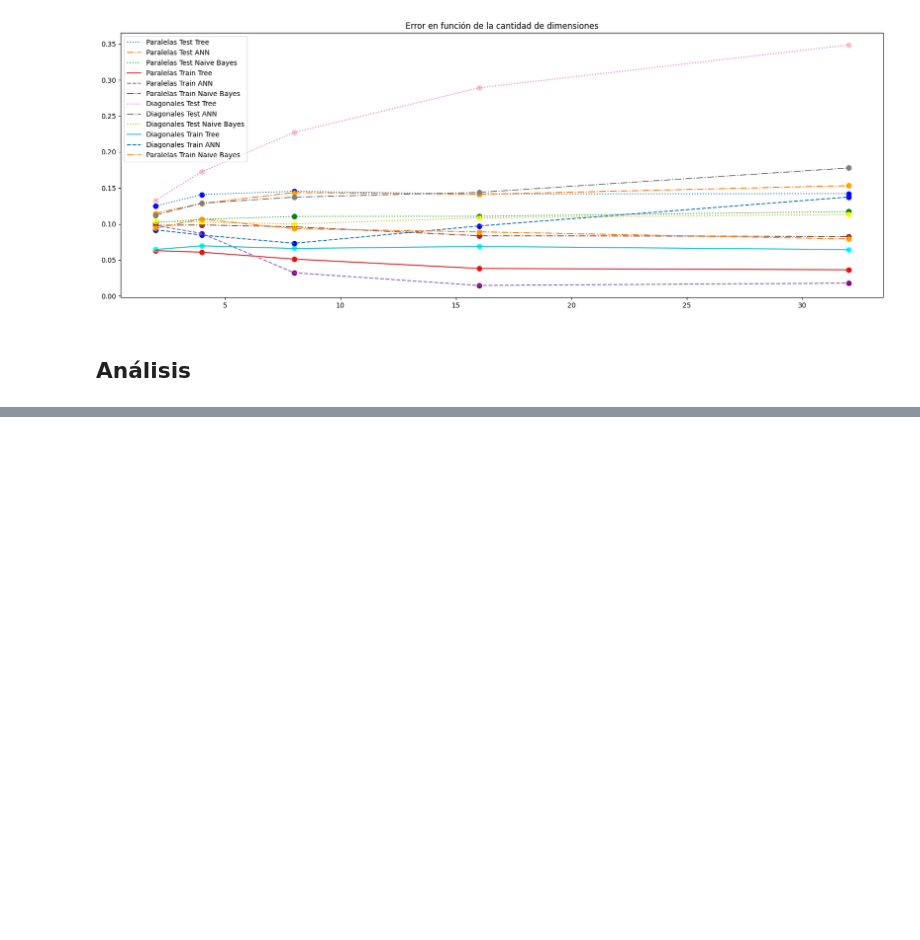
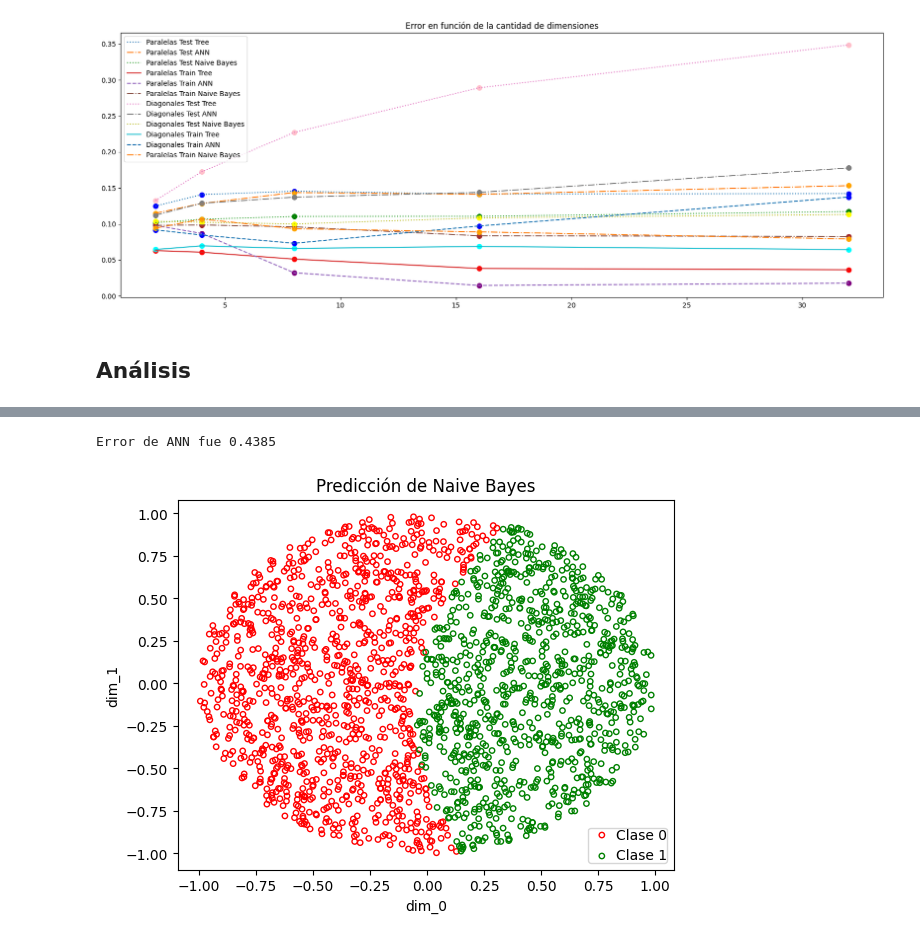
Before and after one commit to LautaroCerruti/ML-IAA-2024, a Jupyter notebook: TP3/TP3.ipynb, the cells around one changed output, grey strips where cells are left out. Cells and saved outputs as stored; diff of their text form; code cells hidden in the pictures; blank space fills up the shorter version.

```diff
--- a/TP3/TP3.ipynb
+++ b/TP3/TP3.ipynb
@@ -376,10 +91,0 @@ redes[test_size] = {'best_red': best_red, 'error_train': error_train, 'error_val
-# %%
-for k, v in redes.items():
-    rango = np.array(range(evaluaciones)) * epocas_por_entrenamiento
-    plt.figure(figsize=(20, 7))
-    plt.plot(rango, v['error_train'], label="train", linestyle=":")
-    plt.plot(rango, v['error_val'], label="validacion", linestyle="-.")
-    plt.plot(rango, v['error_test'], label="test", linestyle="-")
-    plt.title(f'Error en función de las épocas de entrenamiento con test_size={k}')
-    plt.legend()
-    plt.show()
@@ -813,0 +658,36 @@ plt.show()
+# %%
+prediction = naive_bayes.predict(X_test)
+test_error = zero_one_loss(y_test, prediction)
+
+print(f"Error de ANN fue {test_error}")
+
+idx = np.where(prediction == 0)
+plt.scatter(
+    X_test[idx, 0],
+    X_test[idx, 1],
+    facecolors='none',
+    edgecolors='r',
+    label="Clase 0",
+    cmap=plt.cm.RdYlBu,
+    s=15,
+)
+
+idx = np.where(prediction == 1)
+plt.scatter(
+    X_test[idx, 0],
+    X_test[idx, 1],
+    facecolors='none',
+    edgecolors='g',
+    label="Clase 1",
+    cmap=plt.cm.RdYlBu,
+    s=15,
+)
+
+plt.xlabel("dim_0")
+plt.ylabel("dim_1")
+plt.legend(loc="lower right", borderpad=0, handletextpad=0)
+plt.title(f'Predicción de Naive Bayes')
+plt.show()
+# %% [output]
+Error de ANN fue 0.4385
+[figure, added]
```
Also changed, not shown: parts of 61 cells of this notebook, 2 other files.
